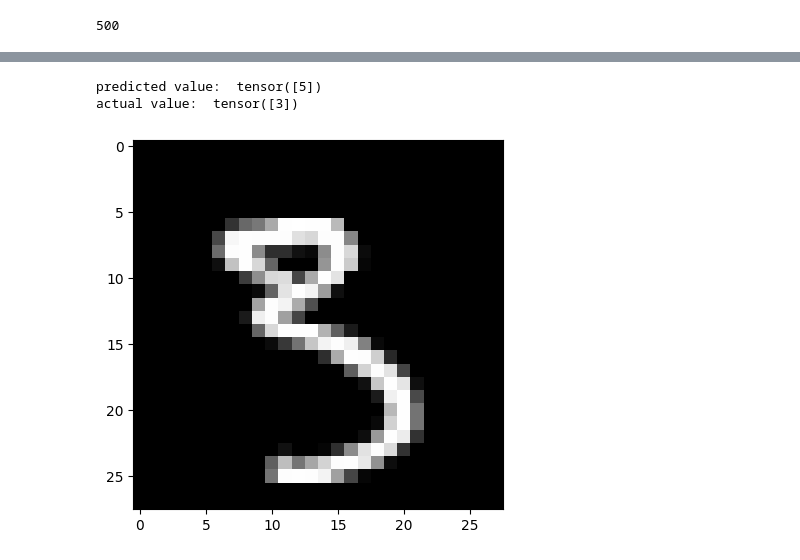
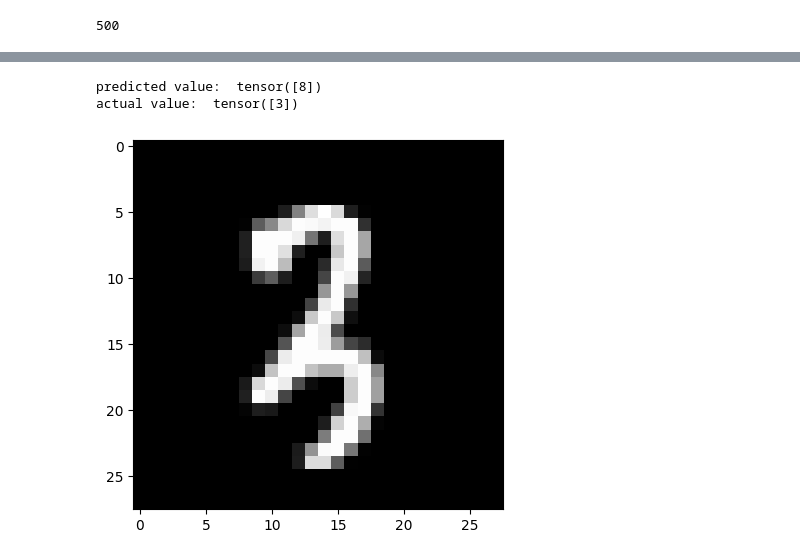
Before and after one commit to nebulous05/influence-functions-pytorch, a Jupyter notebook: influence_functions.ipynb, the cells around one changed output, grey strips where cells are left out. Drawn from its saved outputs; the diff is of its cells as text; code cells hidden in the pictures.

```diff
--- a/influence_functions.ipynb
+++ b/influence_functions.ipynb
@@ -289,19 +290,18 @@ print(top_influential_dict)
 # %%
-# loss function
-loss_fn = nn.CrossEntropyLoss()
+# example of a negatively influential example
 
-image, label = get_item(31667)
+image, label = get_item(27838)
 y_pred = model(image.view(-1, 28*28))
 _, predicted = torch.max(y_pred.data, 1)
 
 # z_test
 z_test = image.view(-1, 28*28)
-z_test_label = torch.tensor([train_dataset[31667][1]])
+z_test_label = torch.tensor([train_dataset[27838][1]])
 
 print("predicted value: ", predicted)
 print("actual value: ", z_test_label)
-show_image(31667)
+show_image(27838)
 # %% [output]
-predicted value:  tensor([5])
+predicted value:  tensor([8])
 actual value:  tensor([3])
-[figure, old version]
+[figure, new version]
```
Also changed, not shown: parts of 10 cells of this notebook.
